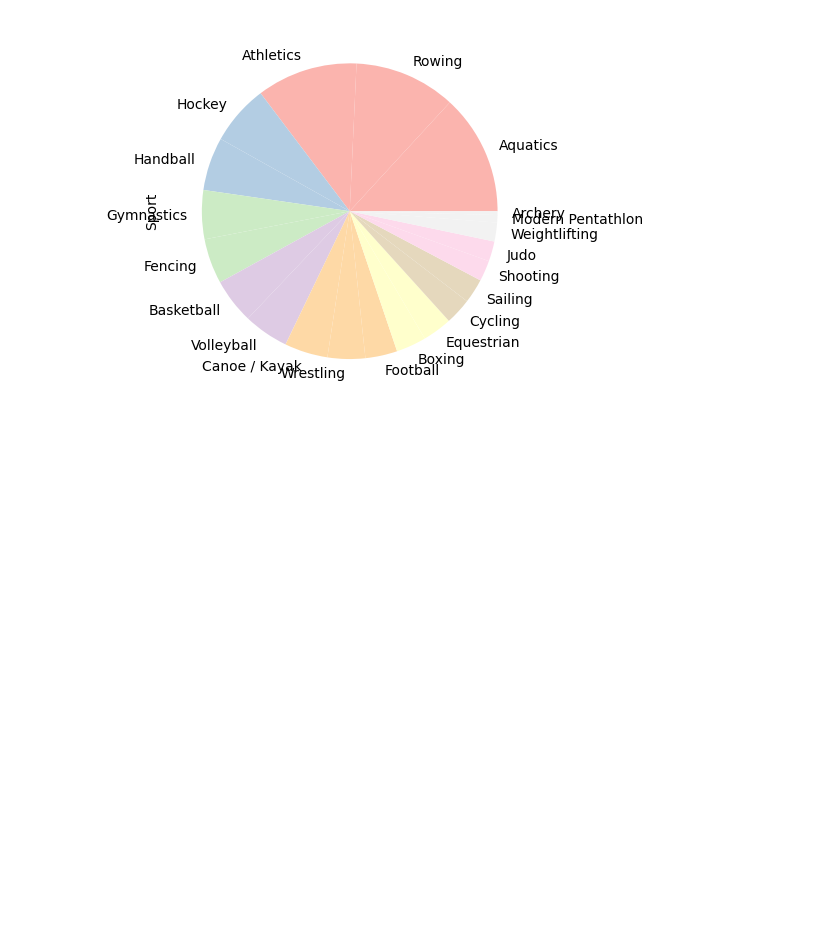
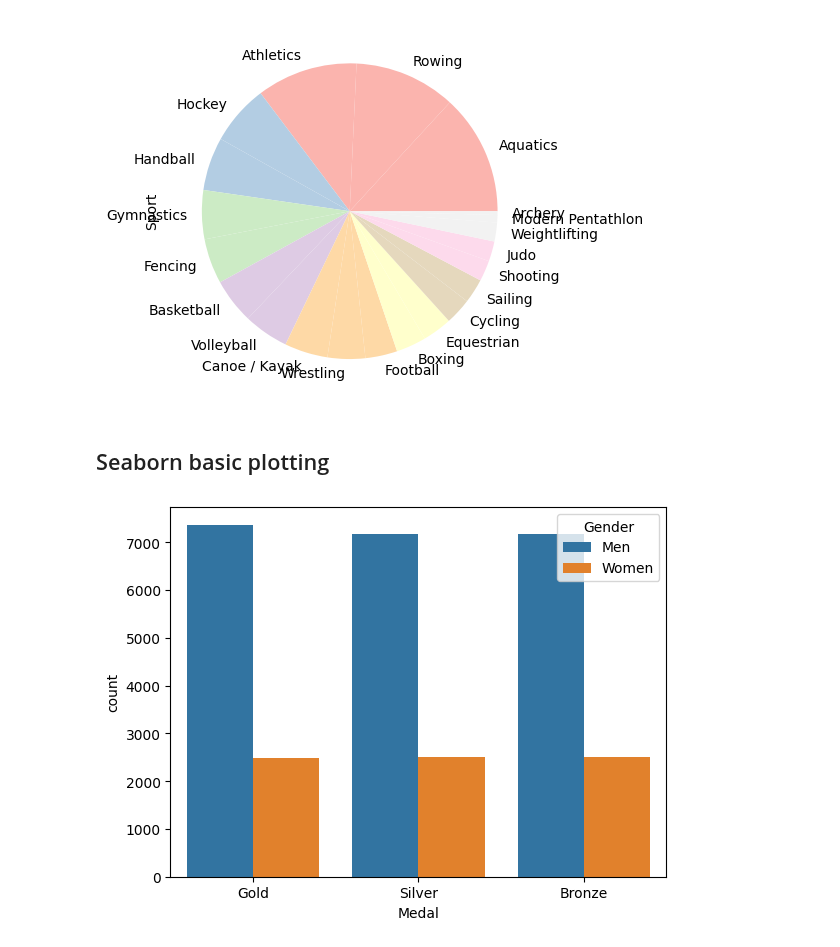
Before and after one commit to dbasdanis/python_practice, a Jupyter notebook: pandas/pandas_doc.ipynb, the cells around one changed output. Saved outputs shown, nothing was run; the diff lists cells and outputs as text; code cells hidden in the pictures; blank space fills up the shorter version.

Commit message:
feat: add seaborn basic plotting

```diff
--- a/pandas/pandas_doc.ipynb
+++ b/pandas/pandas_doc.ipynb
@@ -505,3 +505,5 @@ fo.Sport.value_counts().plot(figsize=(10,3));
 fo.Sport.value_counts().plot(kind='pie',colormap='Pastel1');
 # %% [output]
 [figure]
+# %% [markdown]
+## Seaborn basic plotting
@@ -507,0 +512,7 @@ fo.Sport.value_counts().plot(kind='pie',colormap='Pastel1');
+# %%
+# How many medals have been won by men and women in the history of the Olympics. How many gold,silver and bronze
+# medals won for each gender?
+
+sns.countplot(x='Medal',data=oo, hue='Gender');
+# %% [output]
+[figure, added]
```
Also changed, not shown: parts of 1 cell of this notebook.
